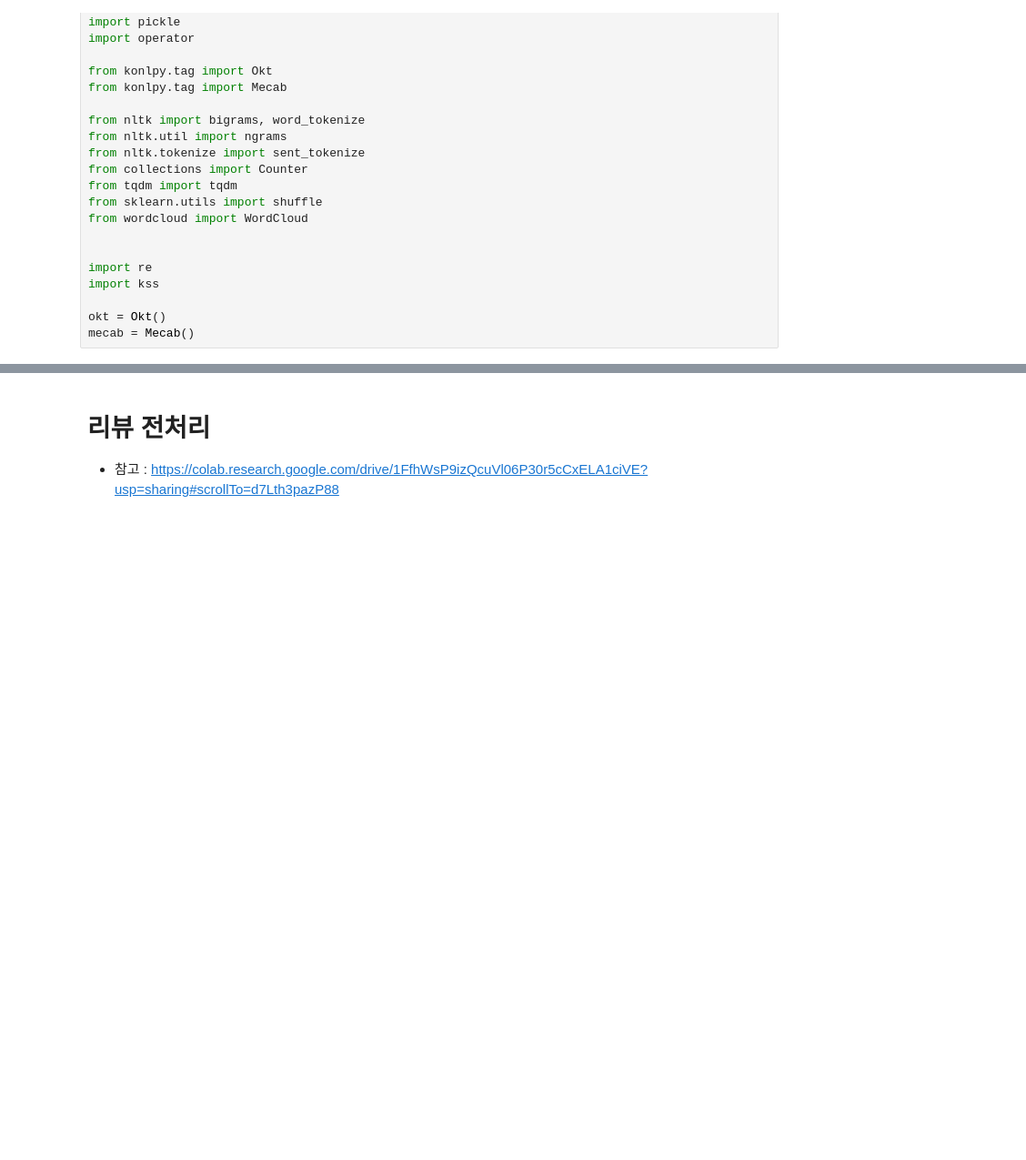
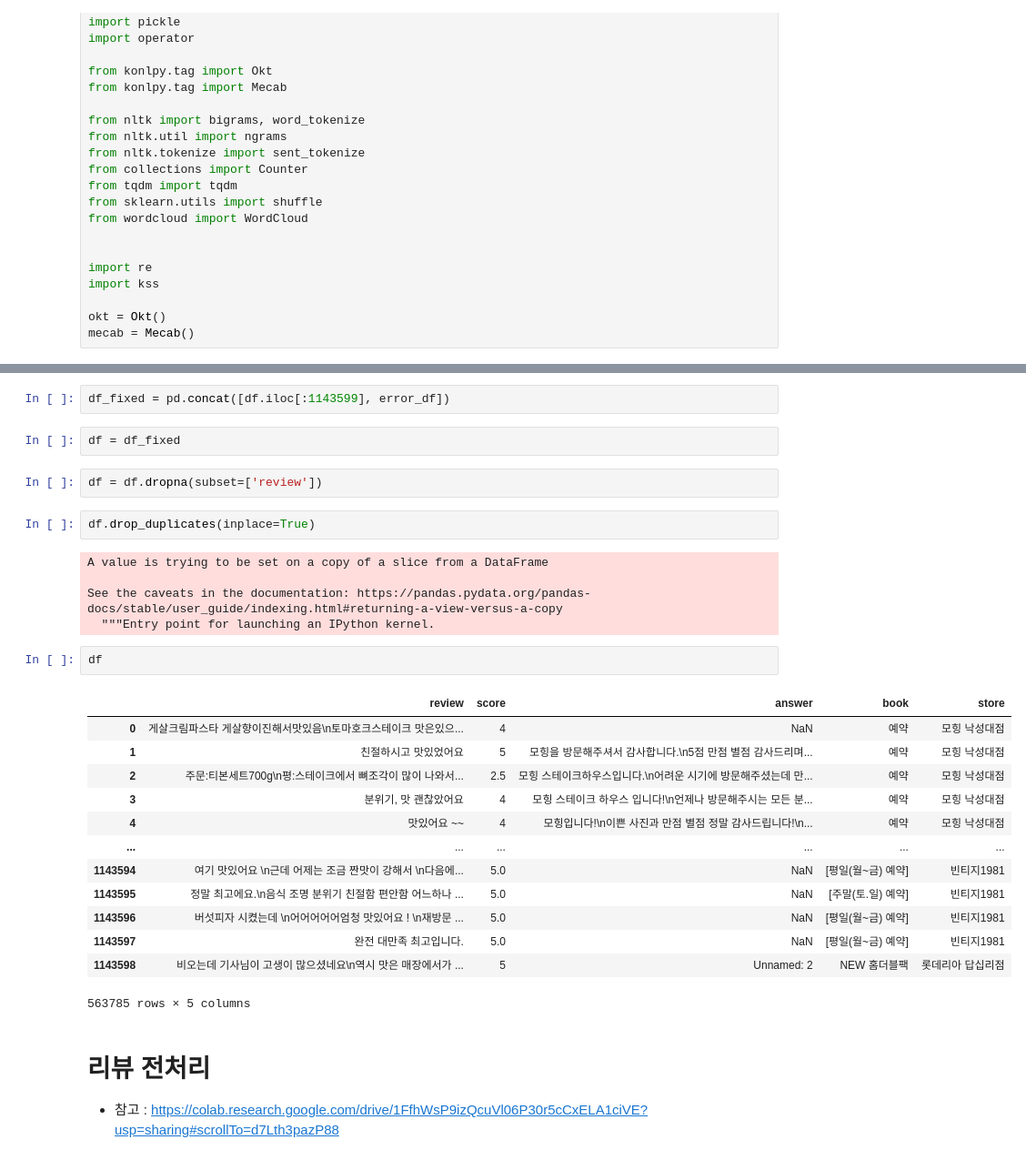
Before and after one commit to subeomsp/TIL_2, a Jupyter notebook: 빅콘/감성분석.ipynb, the cells around one changed output, grey strips where cells are left out. Shown at 91% size. Cells and saved outputs as stored; diff of their text form; blank space fills up the shorter version.

```diff
--- a/빅콘/감성분석.ipynb
+++ b/빅콘/감성분석.ipynb
@@ -44,3 +64,32 @@ df = df.drop_duplicates()
+# %%
+df_fixed = pd.concat([df.iloc[:1143599], error_df])
+# %%
+df = df_fixed
+# %%
+df = df.dropna(subset=['review'])
+# %%
+df.drop_duplicates(inplace=True)
+# %% [output]
+A value is trying to be set on a copy of a slice from a DataFrame
+
+See the caveats in the documentation: https://pandas.pydata.org/pandas-docs/stable/user_guide/indexing.html#returning-a-view-versus-a-copy
+  """Entry point for launching an IPython kernel.
+# %%
+df
+# %% [output]
+|  | review | score | answer | book | store |
+| 0 | 게살크림파스타 게살향이진해서맛있음\n토마호크스테이크 맛은있으... | 4 | NaN | 예약 | 모힝 낙성대점 |
+| 1 | 친절하시고 맛있었어요 | 5 | 모힝을 방문해주셔서 감사합니다.\n5점 만점 별점 감사드리며... | 예약 | 모힝 낙성대점 |
+| 2 | 주문:티본세트700g\n평:스테이크에서 뼈조각이 많이 나와서... | 2.5 | 모힝 스테이크하우스입니다.\n어려운 시기에 방문해주셨는데 만... | 예약 | 모힝 낙성대점 |
+| 3 | 분위기, 맛 괜찮았어요 | 4 | 모힝 스테이크 하우스 입니다!\n언제나 방문해주시는 모든 분... | 예약 | 모힝 낙성대점 |
+| 4 | 맛있어요 ~~ | 4 | 모힝입니다!\n이쁜 사진과 만점 별점 정말 감사드립니다!\n... | 예약 | 모힝 낙성대점 |
+| ... | ... | ... | ... | ... | ... |
+| 1143594 | 여기 맛있어요 \n근데 어제는 조금 짠맛이 강해서 \n다음에... | 5.0 | NaN | [평일(월~금) 예약] | 빈티지1981 |
+| 1143595 | 정말 최고에요.\n음식 조명 분위기 친절함 편안함 어느하나 ... | 5.0 | NaN | [주말(토.일) 예약] | 빈티지1981 |
+| 1143596 | 버섯피자 시켰는데 \n어어어어어엄청 맛있어요 ! \n재방문 ... | 5.0 | NaN | [평일(월~금) 예약] | 빈티지1981 |
+| 1143597 | 완전 대만족 최고입니다. | 5.0 | NaN | [평일(월~금) 예약] | 빈티지1981 |
+| 1143598 | 비오는데 기사님이 고생이 많으셨네요\n역시 맛은 매장에서가 ... | 5 | Unnamed: 2 | NEW 홈더블팩 | 롯데리아 답십리점 |
+563785 rows × 5 columns
 # %% [markdown]
 # 리뷰 전처리
 - 참고 : https://colab.research.google.com/drive/1FfhWsP9izQcuVl06P30r5cCxELA1ciVE?usp=sharing#scrollTo=d7Lth3pazP88
```
Also changed, not shown: parts of 21 cells of this notebook.
